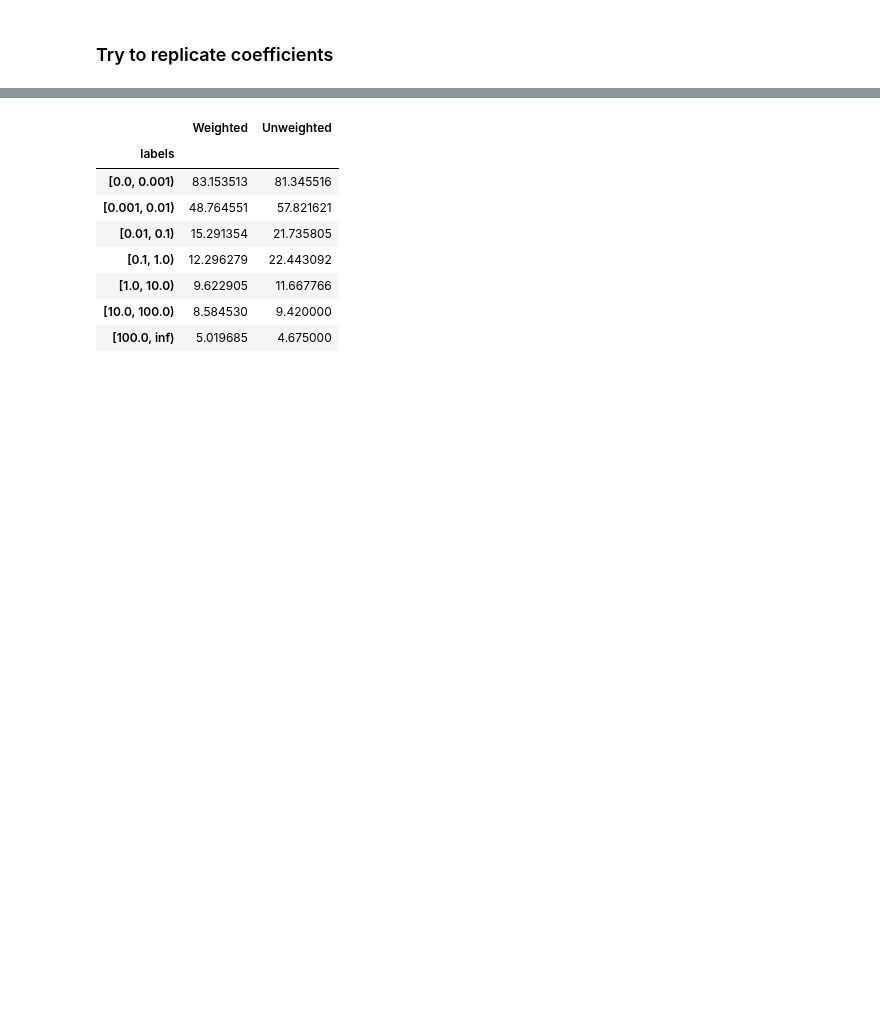
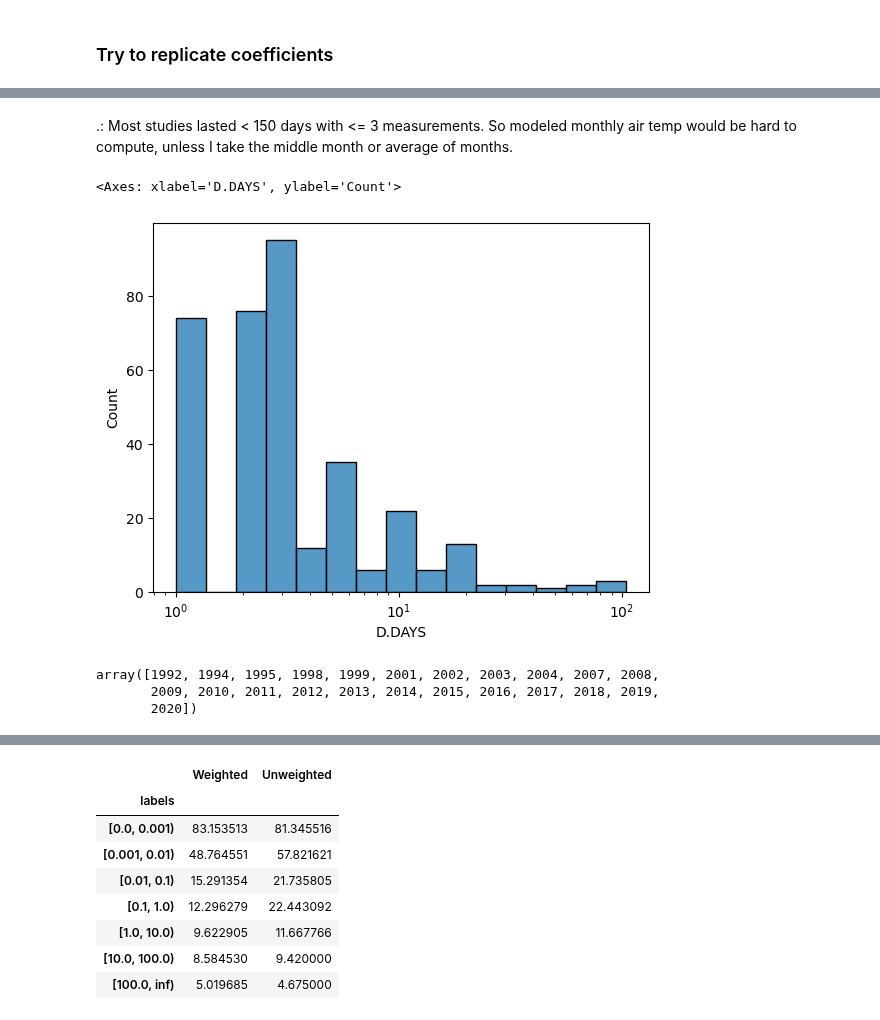
Before and after one commit to ekcomputer/lake-area, a Jupyter notebook: LSD/notebooks/baseline_estimates.ipynb, the cells around one changed output, grey strips where cells are left out. Cells and saved outputs as stored; diff of their text form; code cells hidden in the pictures; blank space fills up the shorter version.

```diff
--- a/LSD/notebooks/baseline_estimates.ipynb
+++ b/LSD/notebooks/baseline_estimates.ipynb
@@ -131,0 +183,16 @@ Text(0.5, 0, 'Mg CH4 / m2 /day')
+# %% [markdown]
+.: Most studies lasted < 150 days with <= 3 measurements. So modeled monthly air temp would be hard to compute, unless I take the middle month or average of months.
+# %%
+# dff['D.DAYS'].plot.hist()
+sns.histplot(dff, x='D.DAYS', log_scale=10)
+# %% [output]
+<Axes: xlabel='D.DAYS', ylabel='Count'>
+[figure, added]
+# %%
+## How many unique years and months in BAWLD?
+unq_yrs = np.unique(df[['YEAR']])
+unq_yrs
+# %% [output]
+array([1992, 1994, 1995, 1998, 1999, 2001, 2002, 2003, 2004, 2007, 2008,
+       2009, 2010, 2011, 2012, 2013, 2014, 2015, 2016, 2017, 2018, 2019,
+       2020])
```
Also changed, not shown: parts of 34 cells of this notebook.
